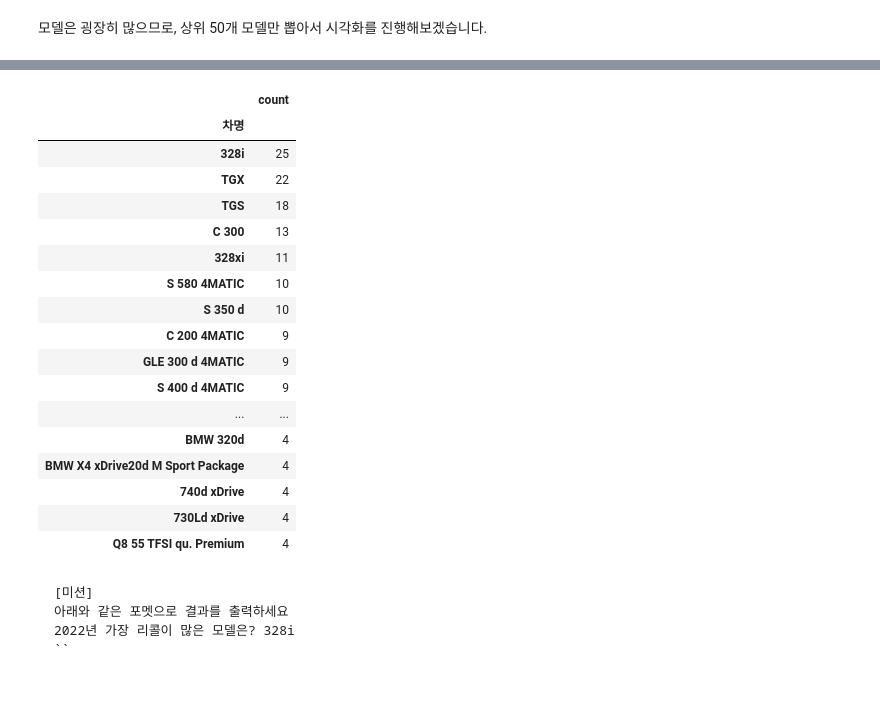
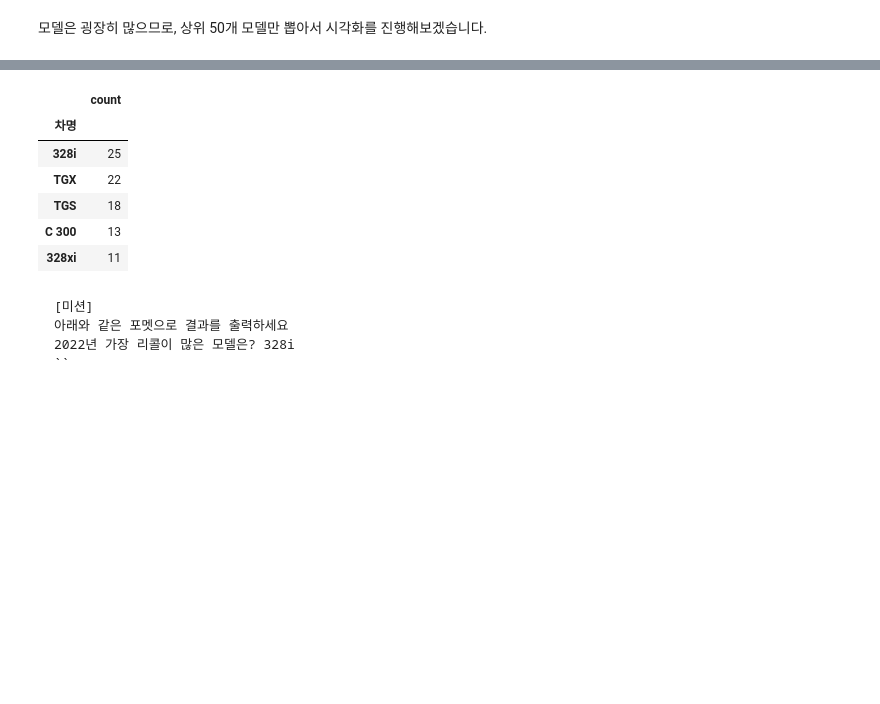
Before and after one commit to jeonggram23/data_study, a Jupyter notebook: 0.데이터분석복습/1.자동차리콜데이터분석/1.자동차리콜데이터분석_matplotlib_2022 v.0.ipynb, the cells around one changed output, grey strips where cells are left out. Cells and saved outputs as stored; diff of their text form; code cells hidden in the pictures; blank space fills up the shorter version.

````diff
--- a/0.데이터분석복습/1.자동차리콜데이터분석/1.자동차리콜데이터분석_matplotlib_2022.ipynb
+++ b/0.데이터분석복습/1.자동차리콜데이터분석/1.자동차리콜데이터분석_matplotlib_2022 v.0.ipynb
@@ -424,4 +401,4 @@ df.head(3)
 # %% [markdown]
 차량 모델별 리콜 건수 분포를 막대 그래프로 확인해보겠습니다.
 # %%
-tmp = df.groupby('차명').size().sort_values(ascending=False).to_frame('count').head(50)
+df.groupby('차명').size().sort_values(ascending=False).to_frame('count').head(50)
@@ -440,24 +436,13 @@ plt.show()
 # %%
-tmp
+tmp.head()
 # %% [output]
 |  | count |
 | 차명 |  |
 | 328i | 25 |
 | TGX | 22 |
 | TGS | 18 |
 | C 300 | 13 |
 | 328xi | 11 |
-| S 580 4MATIC | 10 |
-| S 350 d | 10 |
-| C 200 4MATIC | 9 |
-| GLE 300 d 4MATIC | 9 |
-| S 400 d 4MATIC | 9 |
-| ... | ... |
-| BMW 320d | 4 |
-| BMW X4 xDrive20d M Sport Package | 4 |
-| 740d xDrive | 4 |
-| 730Ld xDrive | 4 |
-| Q8 55 TFSI qu. Premium | 4 |
 # %% [markdown]
 ```
 [미션]
````
Also changed, not shown: parts of 13 cells of this notebook, 1 other file.
